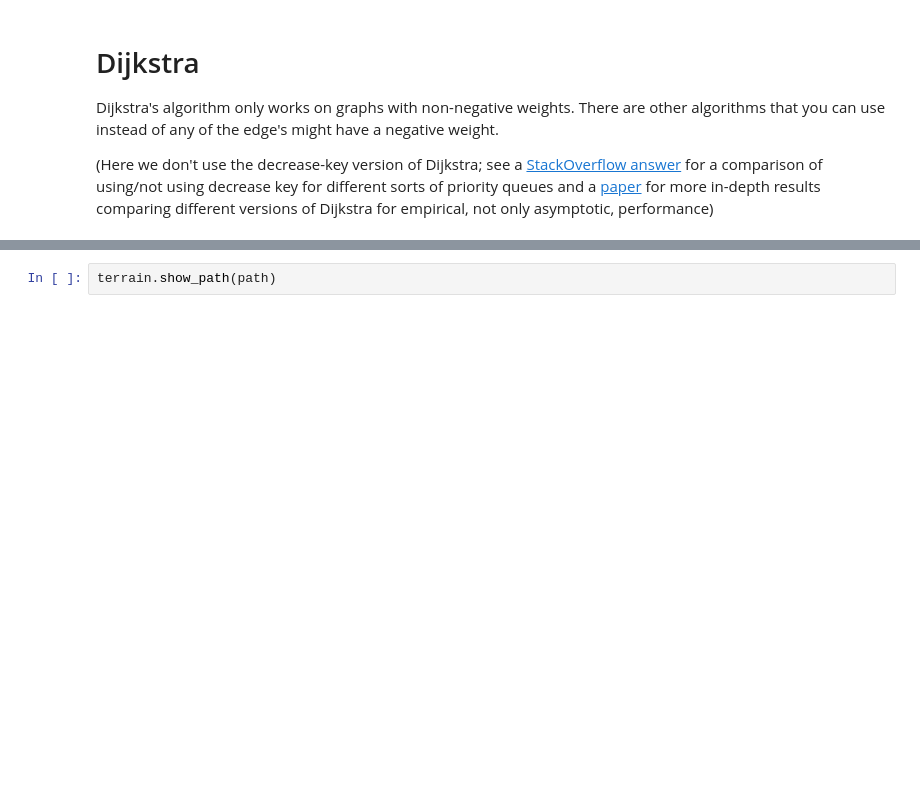
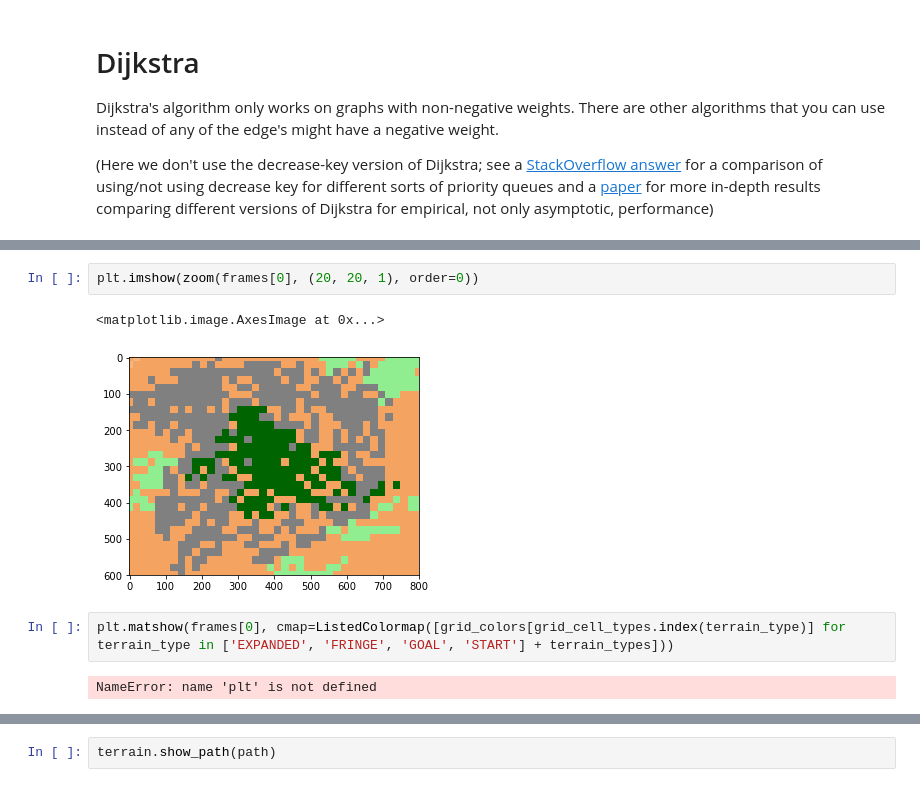
Before and after one commit to neighthan/algorithms_practice, a Jupyter notebook: graph_search/dijkstra_a_star.ipynb, the cells around one changed output, grey strips where cells are left out. Cells and saved outputs as stored; diff of their text form; blank space fills up the shorter version.

```diff
--- a/graph_search/dijkstra_a_star.ipynb
+++ b/graph_search/dijkstra_a_star.ipynb
@@ -164,0 +250,9 @@ def dijkstra_a_star(grid, start, goal, plot='', video_size=(600, 600), video_pat
+# %%
+plt.imshow(zoom(frames[0], (20, 20, 1), order=0))
+# %% [output]
+<matplotlib.image.AxesImage at 0x...>
+[figure, added]
+# %%
+plt.matshow(frames[0], cmap=ListedColormap([grid_colors[grid_cell_types.index(terrain_type)] for terrain_type in ['EXPANDED', 'FRINGE', 'GOAL', 'START'] + terrain_types]))
+# %% [output]
+NameError: name 'plt' is not defined
```
Also changed, not shown: parts of 32 cells of this notebook, 2 other files.
